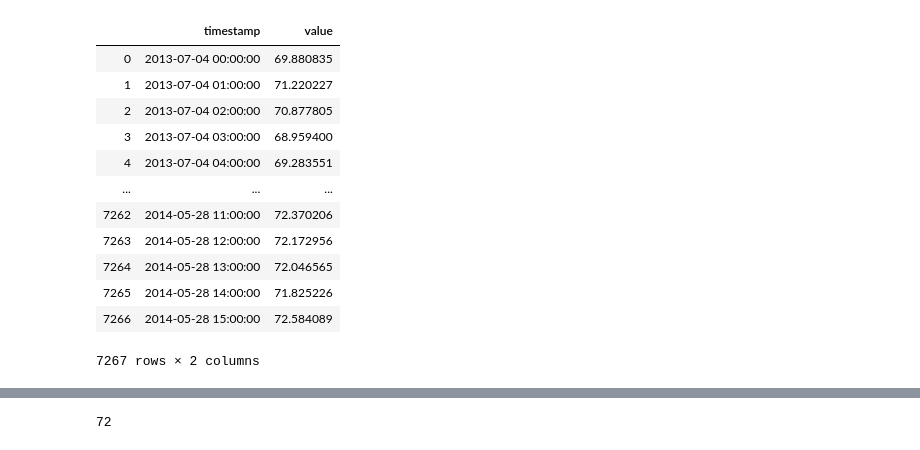
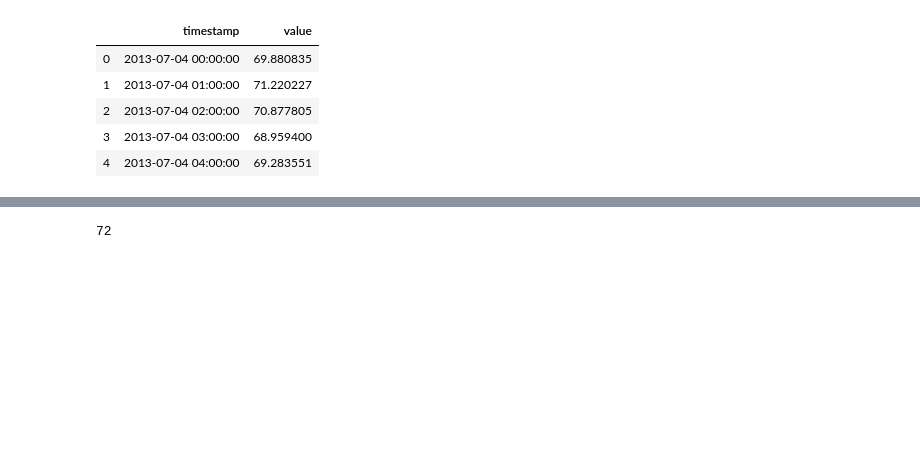
Before and after one commit to MariamSayari/AnomalyDetectionKmeansVersion1-, a Jupyter notebook: anomalyDetection.ipynb, the cells around one changed output, grey strips where cells are left out. Saved outputs shown, nothing was run; the diff lists cells and outputs as text; code cells hidden in the pictures; blank space fills up the shorter version.

```diff
--- a/anomalyDetection.ipynb
+++ b/anomalyDetection.ipynb
@@ -15,21 +15,14 @@ from sklearn.cluster import KMeans
 # %%
 df = pd.read_csv("TempData.csv")
 # %%
-df
+df.head()
 # %% [output]
 |  | timestamp | value |
 | 0 | 2013-07-04 00:00:00 | 69.880835 |
 | 1 | 2013-07-04 01:00:00 | 71.220227 |
 | 2 | 2013-07-04 02:00:00 | 70.877805 |
 | 3 | 2013-07-04 03:00:00 | 68.959400 |
 | 4 | 2013-07-04 04:00:00 | 69.283551 |
-| ... | ... | ... |
-| 7262 | 2014-05-28 11:00:00 | 72.370206 |
-| 7263 | 2014-05-28 12:00:00 | 72.172956 |
-| 7264 | 2014-05-28 13:00:00 | 72.046565 |
-| 7265 | 2014-05-28 14:00:00 | 71.825226 |
-| 7266 | 2014-05-28 15:00:00 | 72.584089 |
-7267 rows × 2 columns
 # %%
 # ------Data preparation -----
 # change the type of timestamp column for plotting
```
Also changed, not shown: parts of 69 cells of this notebook, 2 other files.
